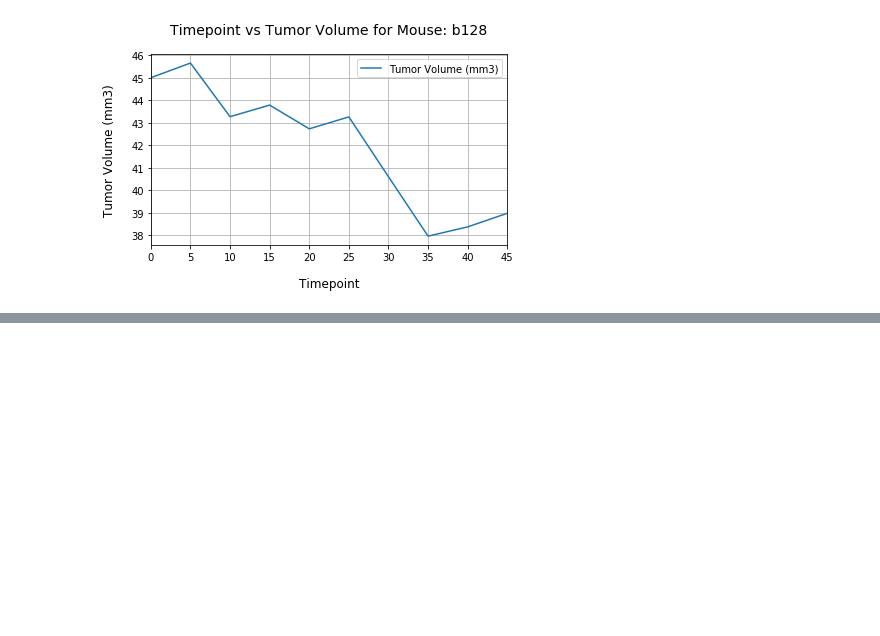
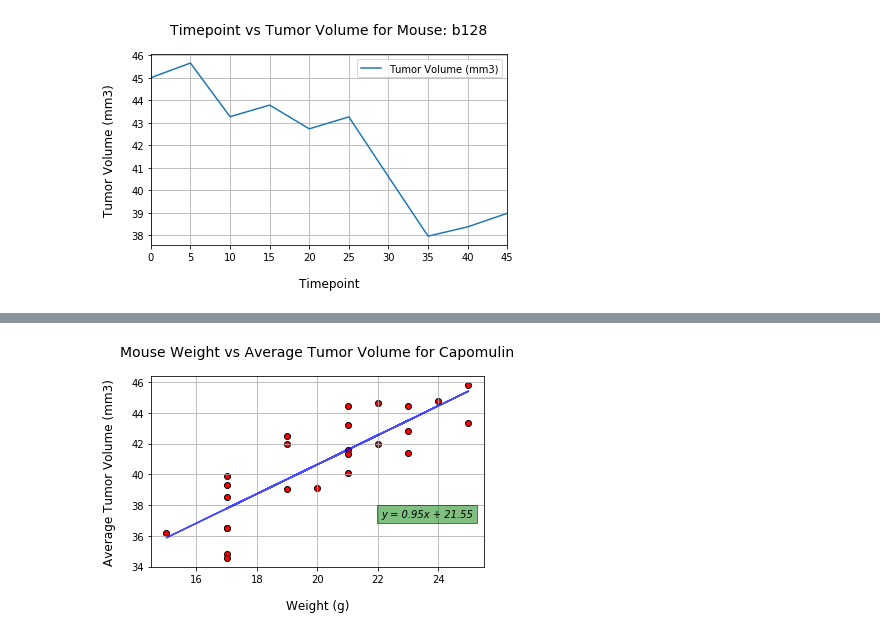
Before and after one commit to anulkar/matplotlib-challenge, a Jupyter notebook: Pymaceuticals/pymaceuticals.ipynb, the cells around one changed output, grey strips where cells are left out. Saved outputs shown, nothing was run; the diff lists cells and outputs as text; code cells hidden in the pictures; blank space fills up the shorter version.

```diff
--- a/Pymaceuticals/pymaceuticals.ipynb
+++ b/Pymaceuticals/pymaceuticals.ipynb
@@ -291,0 +294,14 @@ plt.show()
+# %%
+## Plot the linear regression model and line equation on top of the same scatter plot.
+
+scat_fig, scat_ax = plt.subplots()
+scat_ax.scatter(mice_weight, avg_tumor_volumes, facecolors='red', edgecolors='black')
+scat_ax.set_title('Mouse Weight vs Average Tumor Volume for Capomulin', fontsize=14, pad=20)
+scat_ax.set_xlabel('Weight (g)', fontsize=12, labelpad=15)
+scat_ax.set_ylabel('Average Tumor Volume (mm3)', fontsize=12, labelpad=15)
+scat_ax.plot(mice_weight_series, regress_values, 'r-', color='blue', alpha=0.7)
+scat_ax.text(22.1, 37.2, line_equation, style='italic', bbox={'facecolor': 'green', 'alpha': 0.5})
+scat_ax.grid(True)
+scat_fig.tight_layout()
+# %% [output]
+[figure, added]
```
Also changed, not shown: parts of 10 cells of this notebook.
